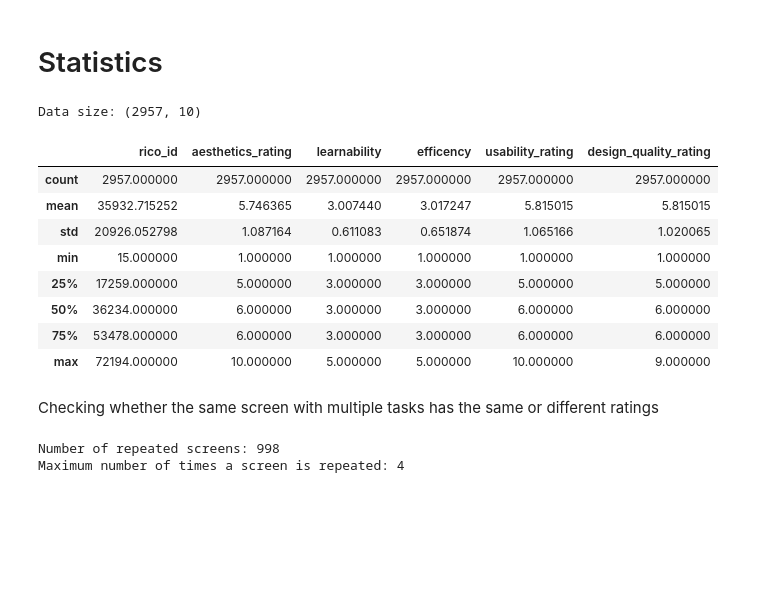
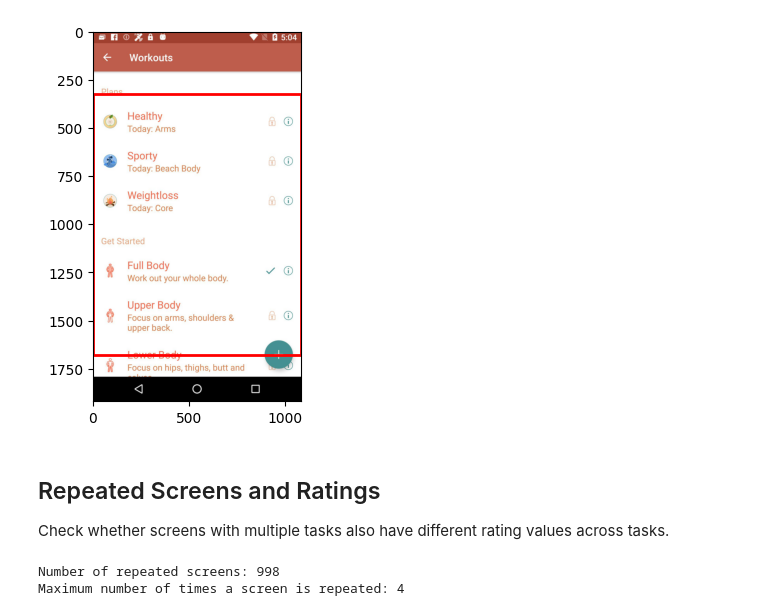
Before and after one commit to mm-khalil1/LLM-vs-Human-UI-Critique-Analysis, a Jupyter notebook: data/dataset/1-preprocessing_dataset.ipynb, the cells around one changed output. Saved outputs shown, nothing was run; the diff lists cells and outputs as text; code cells hidden in the pictures; blank space fills up the shorter version.

```diff
--- a/data/dataset/1-preprocessing_dataset.ipynb
+++ b/data/dataset/1-preprocessing_dataset.ipynb
@@ -683,0 +1216,3 @@ uicrit_notna_deduped_df.to_parquet(cleaned_dataset_dir + '/uicrit_notna_deduped.
+# %%
+uicrit_notna_df = pd.read_parquet(cleaned_dataset_path / 'uicrit_notna.parquet')
+# uicrit_notna_df = df_output.copy()
@@ -747,21 +1466,18 @@ plt.show()
-# %% [markdown]
-# Statistics
-# %%
-uicrit_df = pd.read_parquet(cleaned_dataset_dir + '/uicrit_notna_deduped.parquet')
-
-print("Data size:", uicrit_df.shape)
-uicrit_df.describe()
-# %% [output]
-Data size: (2957, 10)
-|  | rico_id | aesthetics_rating | learnability | efficency | usability_rating | design_quality_rating |
-| count | 2957.000000 | 2957.000000 | 2957.000000 | 2957.000000 | 2957.000000 | 2957.000000 |
-| mean | 35932.715252 | 5.746365 | 3.007440 | 3.017247 | 5.815015 | 5.815015 |
-| std | 20926.052798 | 1.087164 | 0.611083 | 0.651874 | 1.065166 | 1.020065 |
-| min | 15.000000 | 1.000000 | 1.000000 | 1.000000 | 1.000000 | 1.000000 |
-| 25% | 17259.000000 | 5.000000 | 3.000000 | 3.000000 | 5.000000 | 5.000000 |
-| 50% | 36234.000000 | 6.000000 | 3.000000 | 3.000000 | 6.000000 | 6.000000 |
-| 75% | 53478.000000 | 6.000000 | 3.000000 | 3.000000 | 6.000000 | 6.000000 |
-| max | 72194.000000 | 10.000000 | 5.000000 | 5.000000 | 10.000000 | 9.000000 |
-# %% [markdown]
-Checking whether the same screen with multiple tasks has the same or different ratings
+# %%
+bbox = [0.0, 0.1697479, 1.0, 0.876037]
+example_screen_id = uicrit_notna_df['screen_id'][index]
+
+show_screen(
+    screen_id=example_screen_id,
+    bboxes=bbox,
+    image_dir=used_screens_dir,
+    labels=["example"],
+    colors=["tab:red"],
+)
+# %% [output]
+[figure, added]
+# %% [markdown]
+## Repeated Screens and Ratings
+
+Check whether screens with multiple tasks also have different rating values across tasks.
 # %%
```
Also changed, not shown: parts of 118 cells of this notebook, 48 other files.
